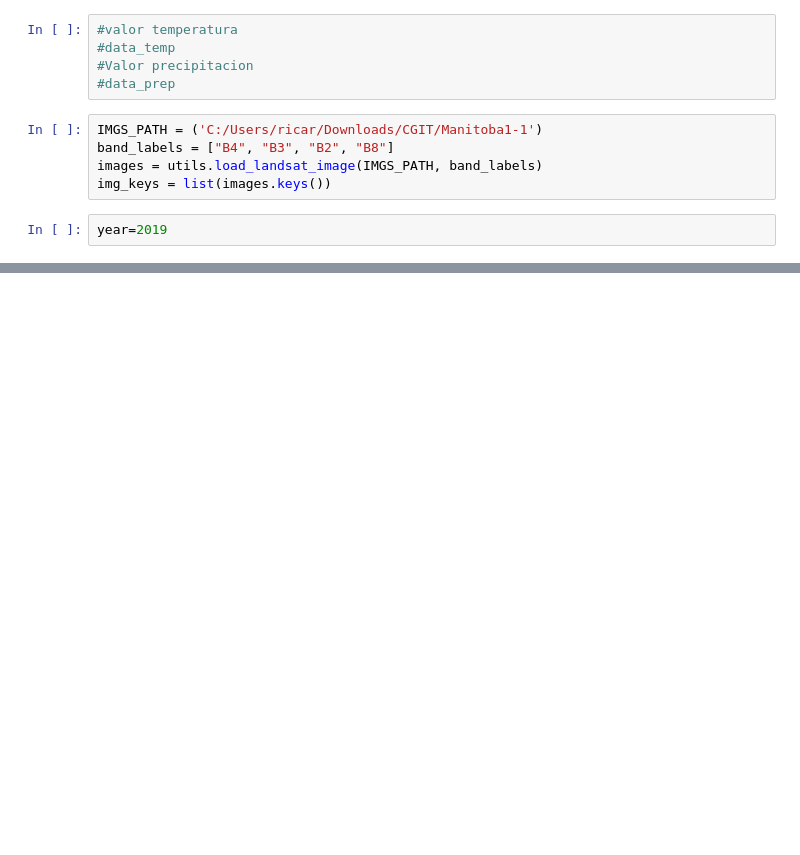
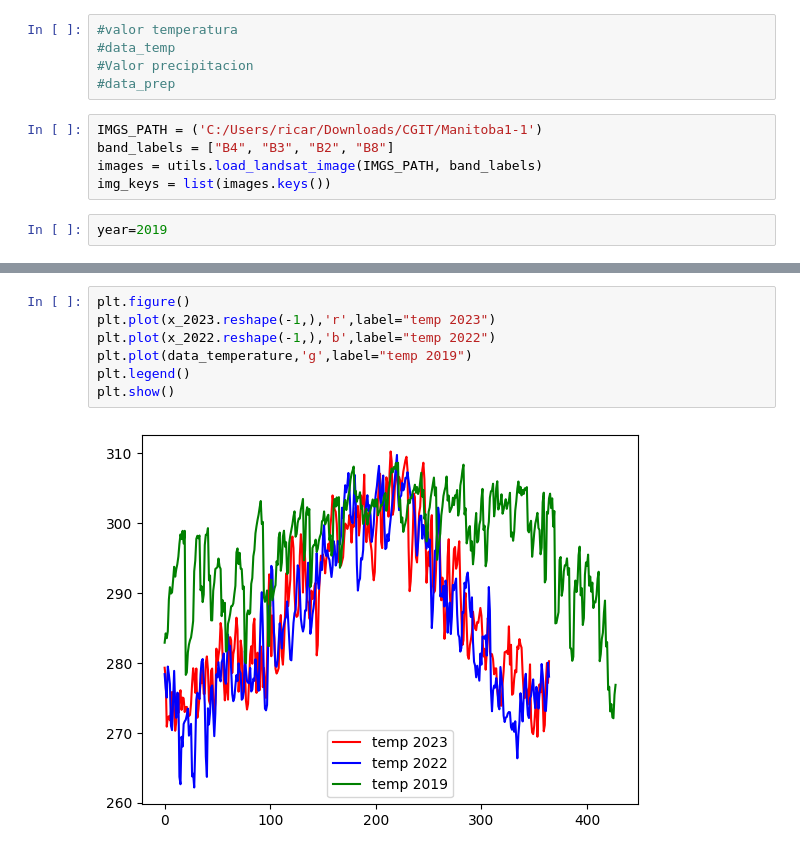
Before and after one commit to AguilarAngel9/Plant-Growth-Cycle-based-on-geospatial-data, a Jupyter notebook: DataExtraction/dataExtractorTemp.ipynb, the cells around one changed output, grey strips where cells are left out. Drawn from its saved outputs; the diff is of its cells as text; blank space fills up the shorter version.

```diff
--- a/DataExtraction/dataExtractorTemp.ipynb
+++ b/DataExtraction/dataExtractorTemp.ipynb
@@ -56,0 +198,9 @@ datetime.date(2019, 4, 1)
+# %%
+plt.figure()
+plt.plot(x_2023.reshape(-1,),'r',label="temp 2023")
+plt.plot(x_2022.reshape(-1,),'b',label="temp 2022")
+plt.plot(data_temperature,'g',label="temp 2019")
+plt.legend()
+plt.show()
+# %% [output]
+[figure, added]
```
Also changed, not shown: parts of 19 cells of this notebook, 3 other files.
